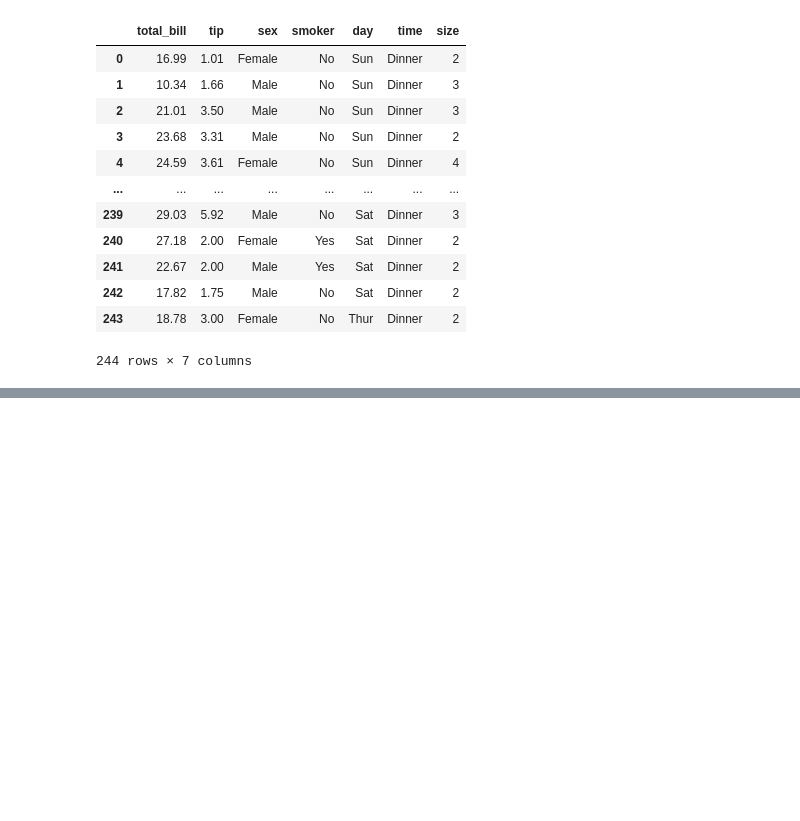
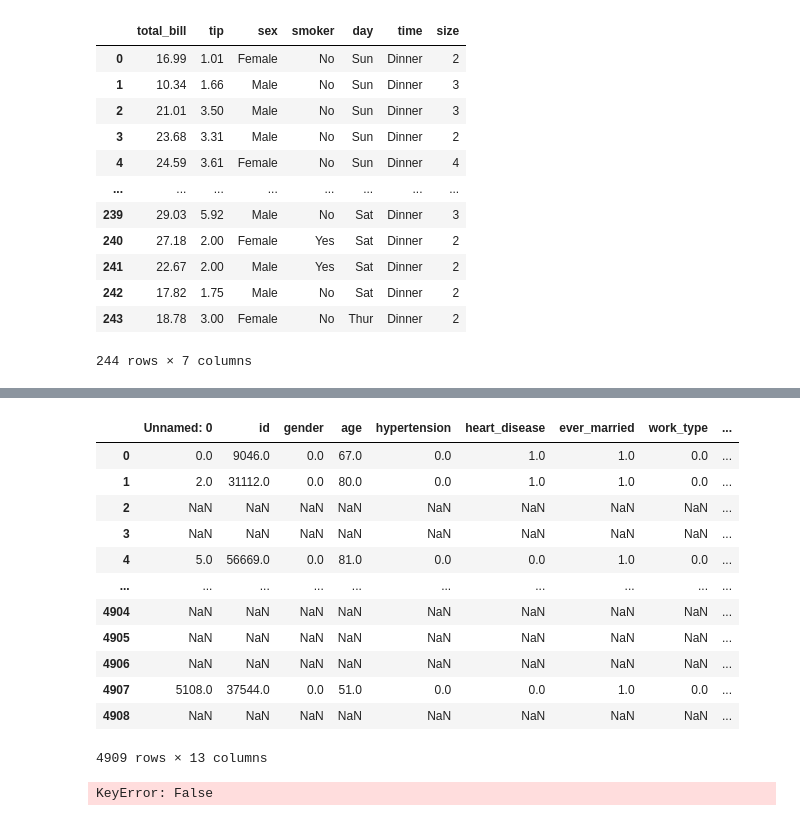
Before and after one commit to sairamdgr8/Stroke-predictions-Streamlit-Deployment, a Jupyter notebook: healthcare-stroke-prediction.ipynb, the cells around one changed output, grey strips where cells are left out. Drawn from its saved outputs; the diff is of its cells as text; code cells hidden in the pictures; blank space fills up the shorter version.

```diff
--- a/healthcare-stroke-prediction.ipynb
+++ b/healthcare-stroke-prediction.ipynb
@@ -460,0 +677,24 @@ fig.show()
+# %%
+wrt_male
+# %% [output]
+|  | Unnamed: 0 | id | gender | age | hypertension | heart_disease | ever_married | work_type | ... |
+| 0 | 0.0 | 9046.0 | 0.0 | 67.0 | 0.0 | 1.0 | 1.0 | 0.0 | ... |
+| 1 | 2.0 | 31112.0 | 0.0 | 80.0 | 0.0 | 1.0 | 1.0 | 0.0 | ... |
+| 2 | NaN | NaN | NaN | NaN | NaN | NaN | NaN | NaN | ... |
+| 3 | NaN | NaN | NaN | NaN | NaN | NaN | NaN | NaN | ... |
+| 4 | 5.0 | 56669.0 | 0.0 | 81.0 | 0.0 | 0.0 | 1.0 | 0.0 | ... |
+| ... | ... | ... | ... | ... | ... | ... | ... | ... | ... |
+| 4904 | NaN | NaN | NaN | NaN | NaN | NaN | NaN | NaN | ... |
+| 4905 | NaN | NaN | NaN | NaN | NaN | NaN | NaN | NaN | ... |
+| 4906 | NaN | NaN | NaN | NaN | NaN | NaN | NaN | NaN | ... |
+| 4907 | 5108.0 | 37544.0 | 0.0 | 51.0 | 0.0 | 0.0 | 1.0 | 0.0 | ... |
+| 4908 | NaN | NaN | NaN | NaN | NaN | NaN | NaN | NaN | ... |
+4909 rows × 13 columns
+# %%
+fig = go.Figure(data1=[
+go.Bar(name='Male', x=data1[['gender']=='Male'], y=np.array([data1[data1['smoking_status']==0].count().values[0],data1[data1['smoking_status']==1].count().values[0],data1[data1['smoking_status']==2].count().values[0],data1[data1['smoking_status']==3].count().values[0]])),
+go.Bar(name='Female', x=data1[['gender']=='Female'], y=np.array([data1[data1['smoking_status']==0].count().values[0],data1[data1['smoking_status']==1].count().values[0],data1[data1['smoking_status']==2].count().values[0],data1[data1['smoking_status']==3].count().values[0]])),
+go.Bar(name='Other', x=data1[['gender']=='Other'], y=np.array([data1[data1['smoking_status']==0].count().values[0],data1[data1['smoking_status']==1].count().values[0],data1[data1['smoking_status']==2].count().values[0],data1[data1['smoking_status']==3].count().values[0]]))])
+st.plotly_chart(fig)
+# %% [output]
+KeyError: False
```
Also changed, not shown: parts of 29 cells of this notebook, 5 other files.
